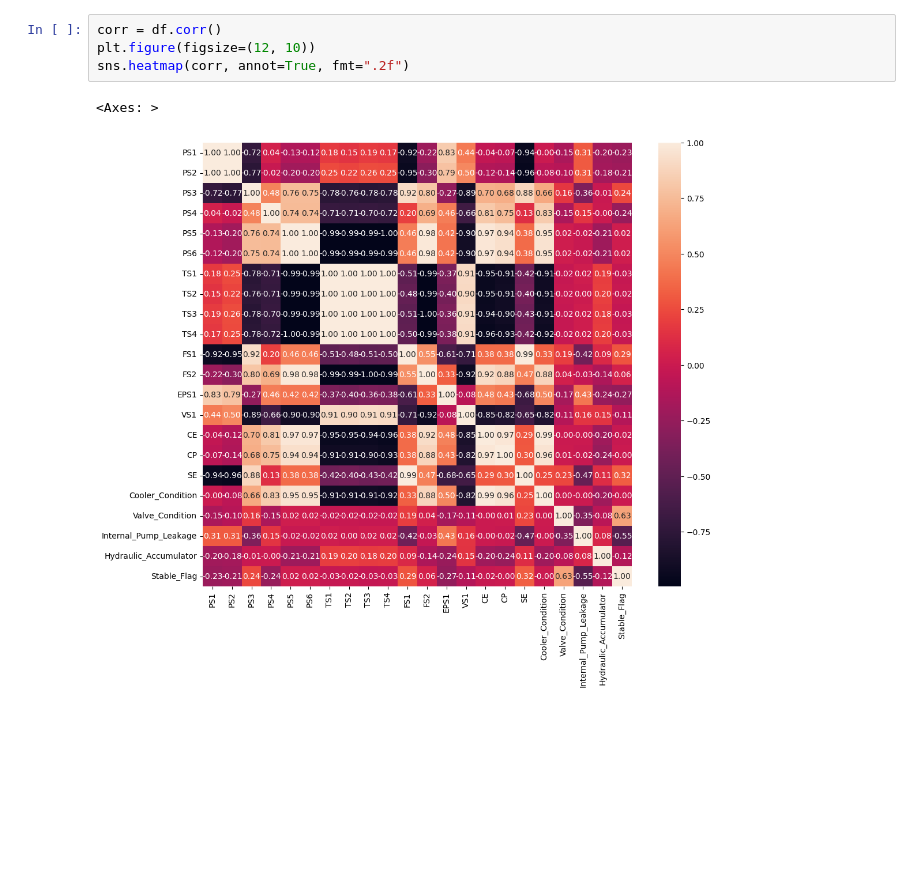
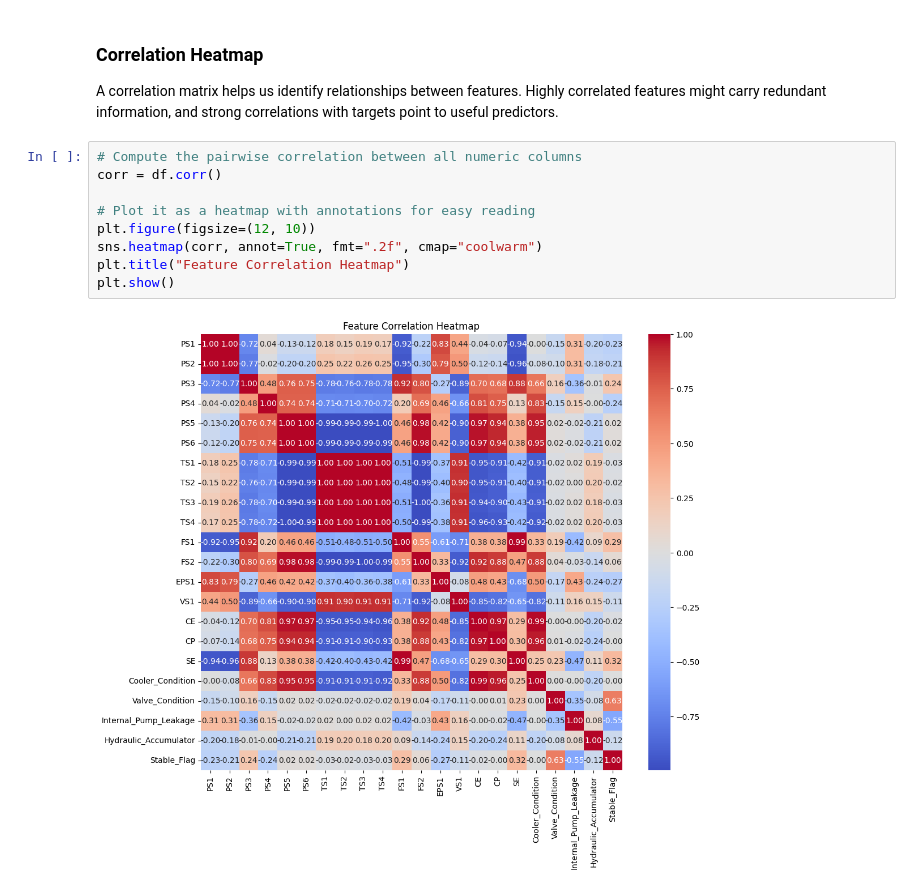
Before and after one commit to rishi-pardeshii/condition-monitoring-of-hydraulic-system, a Jupyter notebook: main.ipynb, the cells around one changed output. Drawn from its saved outputs; the diff is of its cells as text; blank space fills up the shorter version.

```diff
--- a/main.ipynb
+++ b/main.ipynb
@@ -101,7 +154,15 @@ plt.tight_layout()
+# %% [markdown]
+### Correlation Heatmap
+
+A correlation matrix helps us identify relationships between features. Highly correlated features might carry redundant information, and strong correlations with targets point to useful predictors.
 # %%
+# Compute the pairwise correlation between all numeric columns
 corr = df.corr()
+
+# Plot it as a heatmap with annotations for easy reading
 plt.figure(figsize=(12, 10))
-sns.heatmap(corr, annot=True, fmt=".2f")
+sns.heatmap(corr, annot=True, fmt=".2f", cmap="coolwarm")
+plt.title("Feature Correlation Heatmap")
+plt.show()
 # %% [output]
-<Axes: >
-[figure, old version]
+[figure, new version]
```
Also changed, not shown: parts of 70 cells of this notebook, 10 other files.
